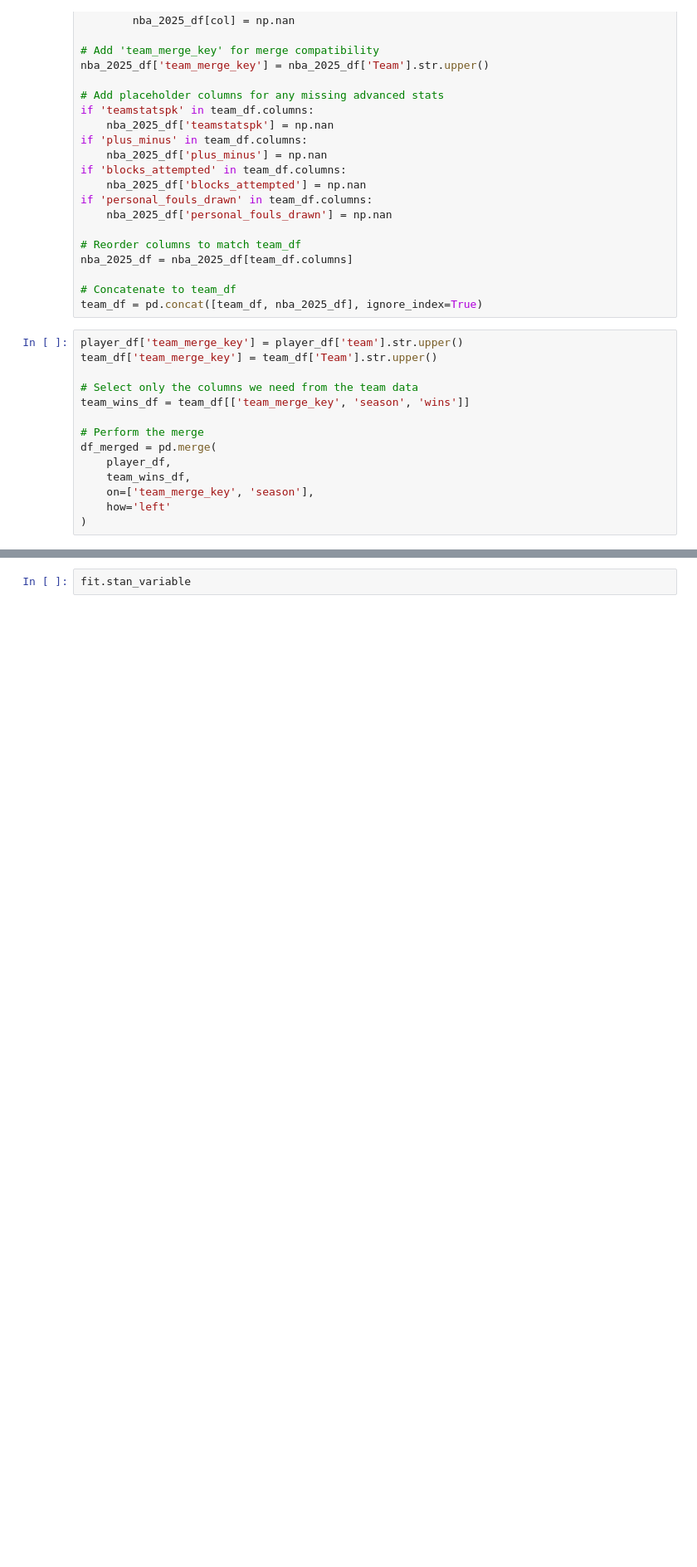
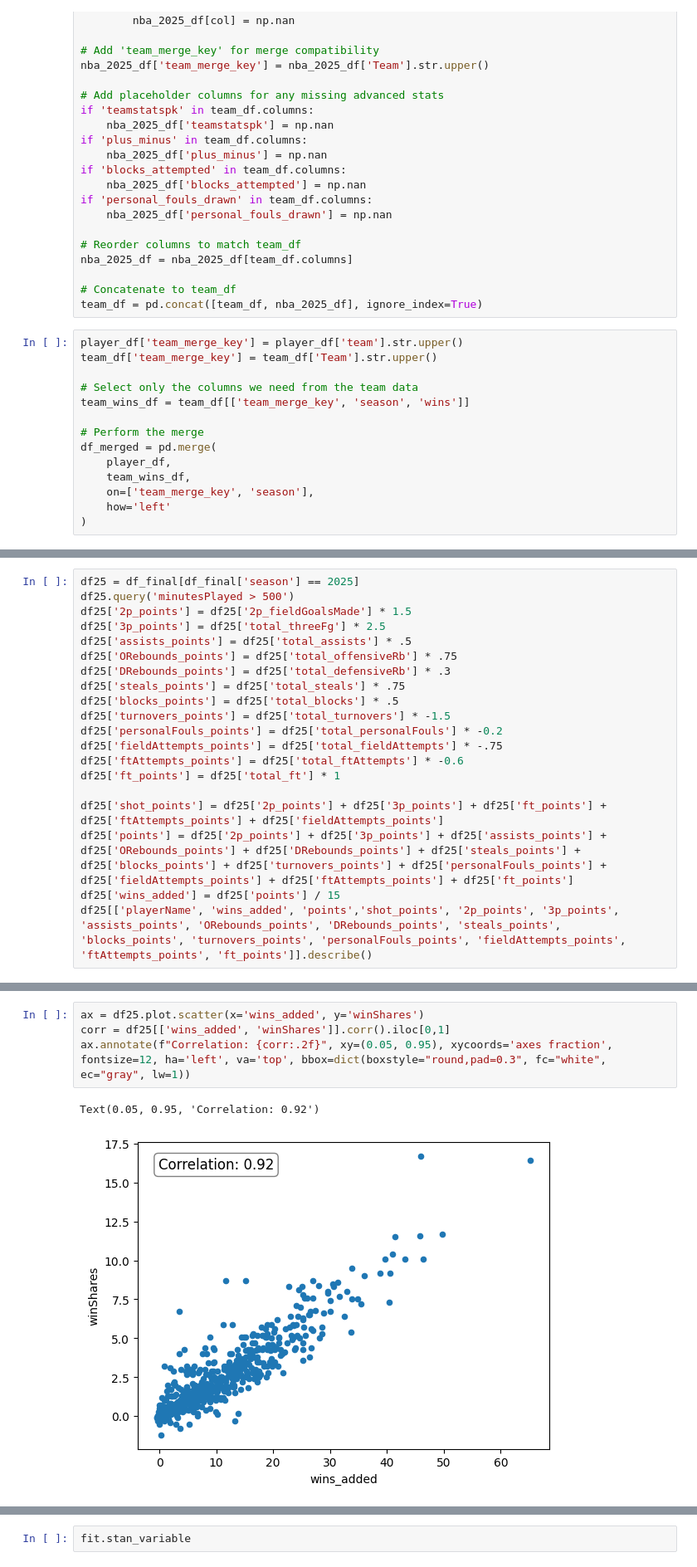
Before and after one commit to Reece236/BOOKER, a Jupyter notebook: full_model/notebook.ipynb, the cells around one changed output, grey strips where cells are left out. Shown at 83% size. Drawn from its saved outputs; the diff is of its cells as text; blank space fills up the shorter version.

```diff
--- a/full_model/notebook.ipynb
+++ b/full_model/notebook.ipynb
@@ -472,0 +547,20 @@ df_season
+# %%
+df25 = df_final[df_final['season'] == 2025]
+df25.query('minutesPlayed > 500')
+df25['2p_points'] = df25['2p_fieldGoalsMade'] * 1.5
+df25['3p_points'] = df25['total_threeFg'] * 2.5
+df25['assists_points'] = df25['total_assists'] * .5
+df25['ORebounds_points'] = df25['total_offensiveRb'] * .75
+df25['DRebounds_points'] = df25['total_defensiveRb'] * .3
+df25['steals_points'] = df25['total_steals'] * .75
+df25['blocks_points'] = df25['total_blocks'] * .5
+df25['turnovers_points'] = df25['total_turnovers'] * -1.5
+df25['personalFouls_points'] = df25['total_personalFouls'] * -0.2
+df25['fieldAttempts_points'] = df25['total_fieldAttempts'] * -.75
+df25['ftAttempts_points'] = df25['total_ftAttempts'] * -0.6
+df25['ft_points'] = df25['total_ft'] * 1
+
+df25['shot_points'] = df25['2p_points'] + df25['3p_points'] + df25['ft_points'] + df25['ftAttempts_points'] + df25['fieldAttempts_points']
+df25['points'] = df25['2p_points'] + df25['3p_points'] + df25['assists_points'] + df25['ORebounds_points'] + df25['DRebounds_points'] + df25['steals_points'] + df25['blocks_points'] + df25['turnovers_points'] + df25['personalFouls_points'] + df25['fieldAttempts_points'] + df25['ftAttempts_points'] + df25['ft_points']
+df25['wins_added'] = df25['points'] / 15
+df25[['playerName', 'wins_added', 'points','shot_points', '2p_points', '3p_points', 'assists_points', 'ORebounds_points', 'DRebounds_points', 'steals_points', 'blocks_points', 'turnovers_points', 'personalFouls_points', 'fieldAttempts_points', 'ftAttempts_points', 'ft_points']].describe()
@@ -472,0 +608,7 @@ df_season
+# %%
+ax = df25.plot.scatter(x='wins_added', y='winShares')
+corr = df25[['wins_added', 'winShares']].corr().iloc[0,1]
+ax.annotate(f"Correlation: {corr:.2f}", xy=(0.05, 0.95), xycoords='axes fraction', fontsize=12, ha='left', va='top', bbox=dict(boxstyle="round,pad=0.3", fc="white", ec="gray", lw=1))
+# %% [output]
+Text(0.05, 0.95, 'Correlation: 0.92')
+[figure, added]
```
Also changed, not shown: parts of 19 cells of this notebook, 8 other files.
